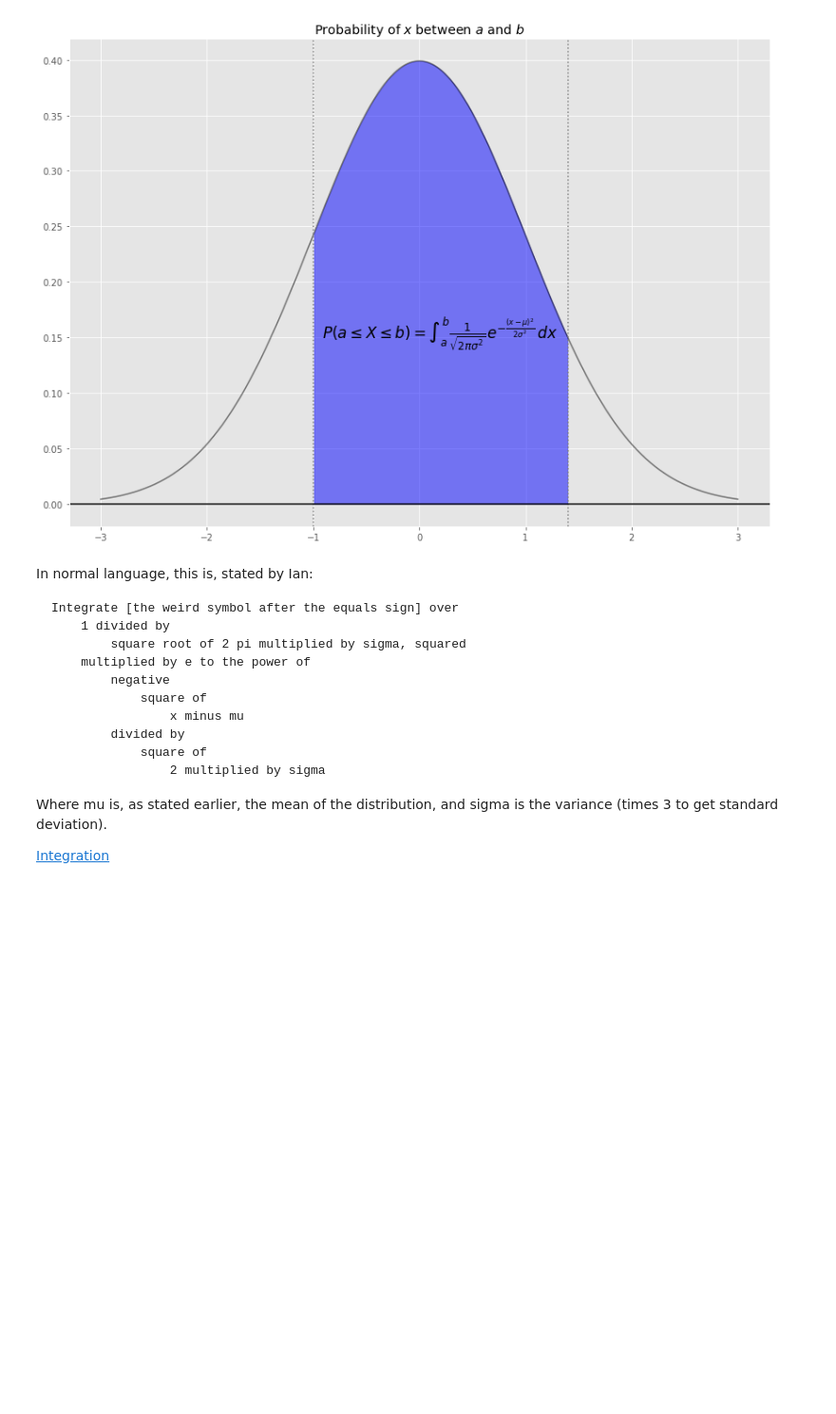
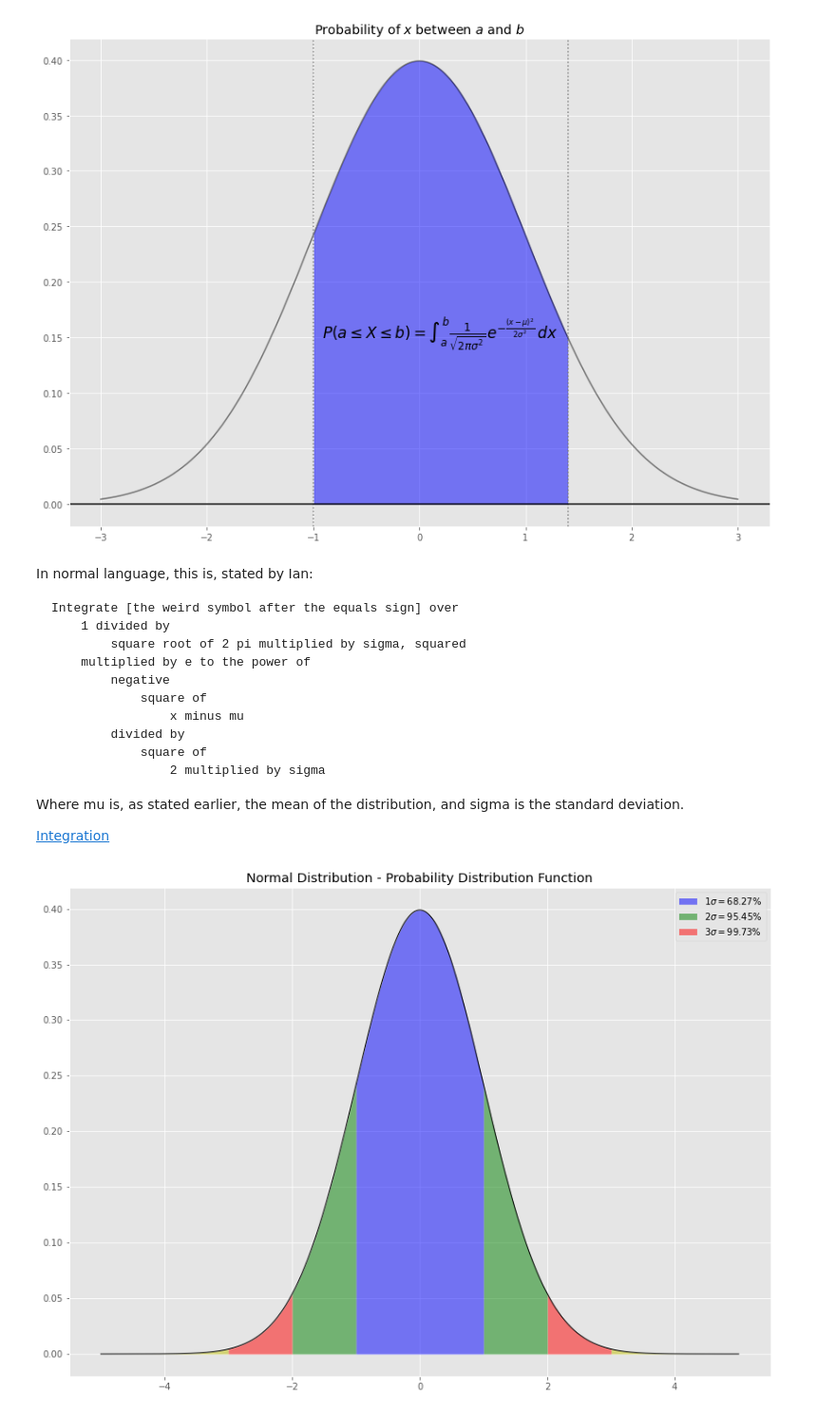
Before and after one commit to kiehozero/atu-progda2022, a Jupyter notebook: week8-bias/bias.ipynb, the cells around one changed output. Shown: that part at 95% size. Saved outputs shown, nothing was run; the diff lists cells and outputs as text; code cells hidden in the pictures; blank space fills up the shorter version.

```diff
--- a/week8-bias/bias.ipynb
+++ b/week8-bias/bias.ipynb
@@ -64,6 +68,6 @@ In normal language, this is, stated by Ian:
                 square of
                     2 multiplied by sigma
 
-Where mu is, as stated earlier, the mean of the distribution, and sigma is the variance (times 3 to get standard deviation).
+Where mu is, as stated earlier, the mean of the distribution, and sigma is the standard deviation.
 
 [Integration](https://www.mathsisfun.com/calculus/integration-introduction.html)
@@ -75,0 +74,24 @@ plt.fill_between(xseg, ss.norm.pdf(xseg), color='y', alpha=0.5, linewidth=0)
+# %%
+x = np.linspace(-5.0, 5.0, 10000)
+plt.plot(x, ss.norm.pdf(x, loc=0.0, scale=1.0), 'k-', lw=1.0)
+
+xseg = x[np.logical_and(-5.0 <= x , x <= -3.0)]
+plt.fill_between(xseg, ss.norm.pdf(xseg), color='y', alpha=0.5, linewidth=0)
+xseg = x[np.logical_and(-3.0 <= x , x <= -2.0)]
+plt.fill_between(xseg, ss.norm.pdf(xseg), color='r', alpha=0.5, linewidth=0)
+xseg = x[np.logical_and(-2.0 <= x , x <= -1.0)]
+plt.fill_between(xseg, ss.norm.pdf(xseg), color='g', alpha=0.5, linewidth=0)
+xseg = x[np.logical_and(-1.0 <= x , x <=  1.0)]
+plt.fill_between(xseg, ss.norm.pdf(xseg), color='b', alpha=0.5, linewidth=0, label='$1 \sigma = 68.27\%$')
+xseg = x[np.logical_and( 1.0 <= x , x <=  2.0)]
+plt.fill_between(xseg, ss.norm.pdf(xseg), color='g', alpha=0.5, linewidth=0, label='$2 \sigma = 95.45\%$')
+xseg = x[np.logical_and( 2.0 <= x , x <=  3.0)]
+plt.fill_between(xseg, ss.norm.pdf(xseg), color='r', alpha=0.5, linewidth=0, label='$3 \sigma = 99.73\%$')
+xseg = x[np.logical_and( 3.0 <= x , x <=  5.0)]
+plt.fill_between(xseg, ss.norm.pdf(xseg), color='y', alpha=0.5, linewidth=0)
+
+plt.title('Normal Distribution - Probability Distribution Function')
+
+plt.legend();
+# %% [output]
+[figure, added]
```
Also changed, not shown: parts of 10 cells of this notebook, 1 other file.
